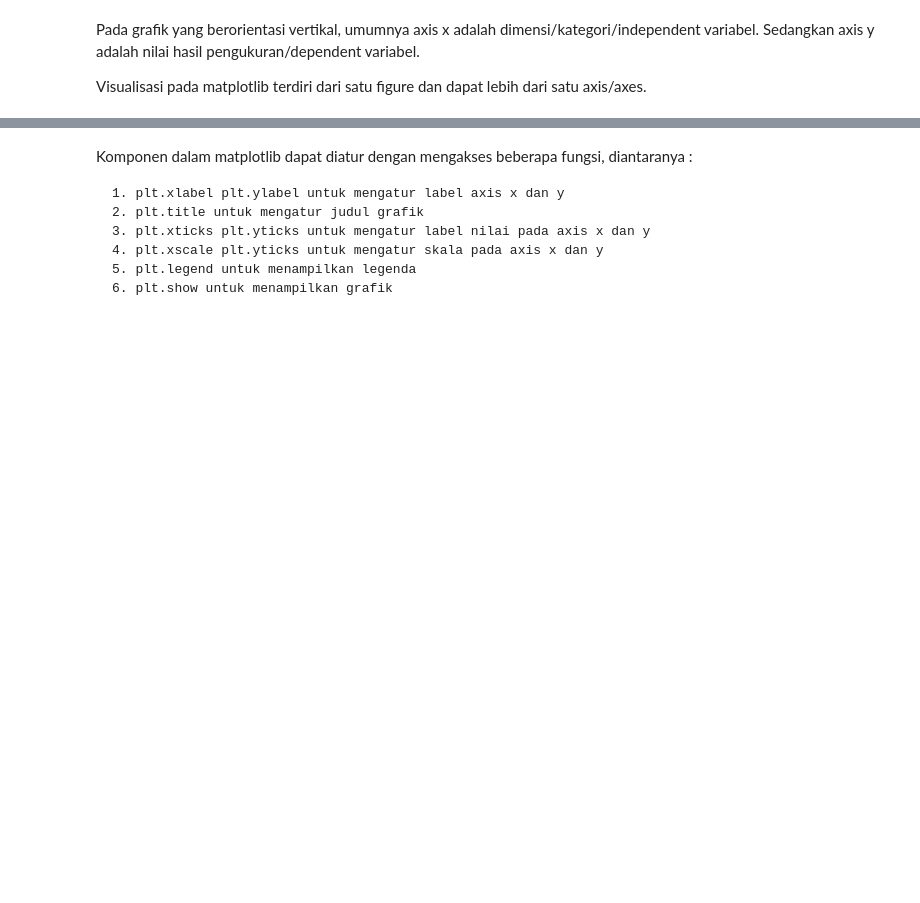
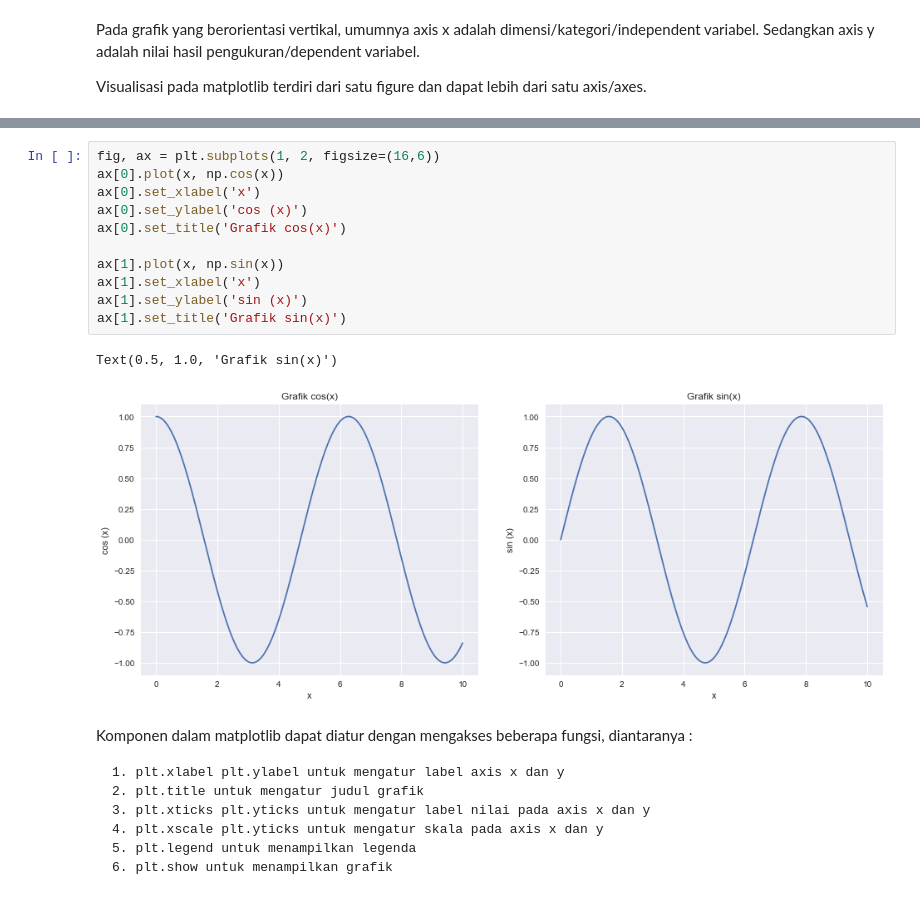
Before and after one commit to mdsatria/dataviz_course, a Jupyter notebook: notebook/3. Dasar Visualisasi & Visualisasi Perbandingan di Python.ipynb, the cells around one changed output, grey strips where cells are left out. Drawn from its saved outputs; the diff is of its cells as text; blank space fills up the shorter version.

```diff
--- a/notebook/3. Dasar Visualisasi & Visualisasi Perbandingan di Python.ipynb
+++ b/notebook/3. Dasar Visualisasi & Visualisasi Perbandingan di Python.ipynb
@@ -40,3 +102,17 @@ Visualisasi pada matplotlib terdiri dari satu figure dan dapat lebih dari satu a
+# %%
+fig, ax = plt.subplots(1, 2, figsize=(16,6))
+ax[0].plot(x, np.cos(x))
+ax[0].set_xlabel('x')
+ax[0].set_ylabel('cos (x)')
+ax[0].set_title('Grafik cos(x)')
+
+ax[1].plot(x, np.sin(x))
+ax[1].set_xlabel('x')
+ax[1].set_ylabel('sin (x)')
+ax[1].set_title('Grafik sin(x)')
+# %% [output]
+Text(0.5, 1.0, 'Grafik sin(x)')
+[figure, added]
 # %% [markdown]
 Komponen dalam matplotlib dapat diatur dengan mengakses beberapa fungsi, diantaranya :
 
```
Also changed, not shown: parts of 61 cells of this notebook.
